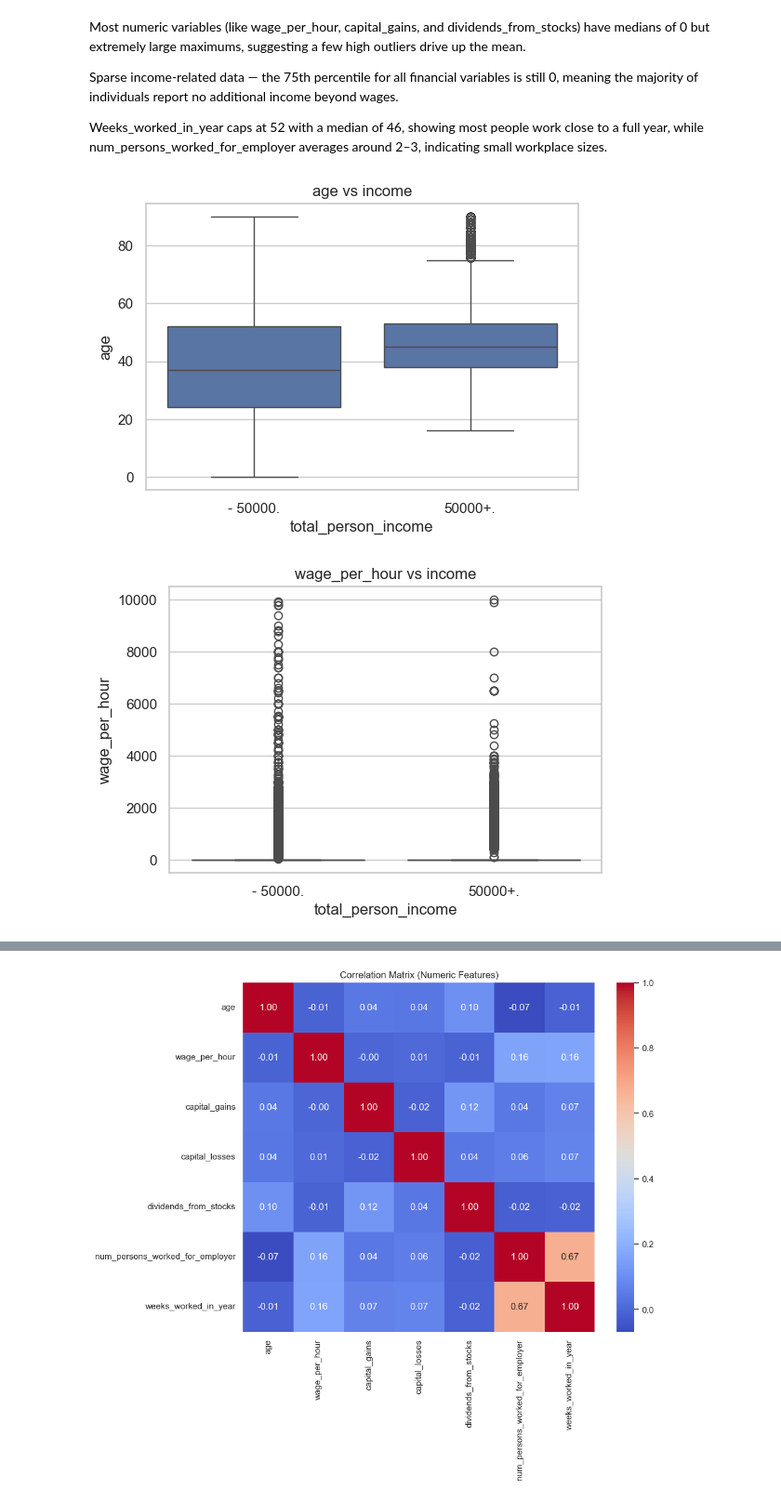
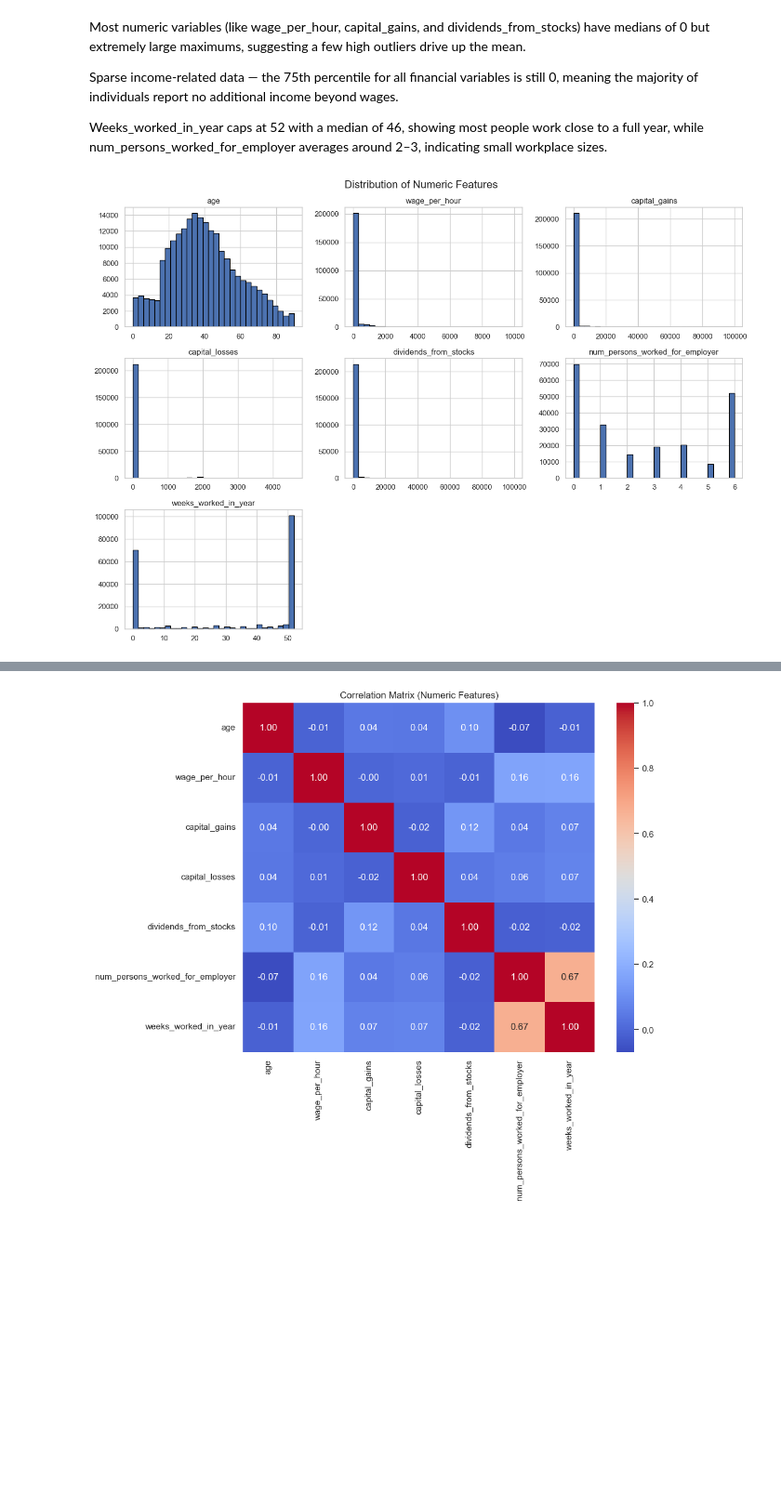
Before and after one commit to jrg70/uk-assessment-dataiku, a Jupyter notebook: notebooks/eda.ipynb, the cells around one changed output, grey strips where cells are left out. Shown at 93% size. Cells and saved outputs as stored; diff of their text form; code cells hidden in the pictures; blank space fills up the shorter version.

```diff
--- a/notebooks/eda.ipynb
+++ b/notebooks/eda.ipynb
@@ -93,11 +100,19 @@ Sparse income-related data — the 75th percentile for all financial variables i
 
 Weeks_worked_in_year caps at 52 with a median of 46, showing most people work close to a full year, while num_persons_worked_for_employer averages around 2–3, indicating small workplace sizes.
 # %%
-for col in ["age", "wage_per_hour", "capital_gains", "capital_losses", "weeks_worked_in_year"]:
-    plt.figure(figsize=(6,4))
-    sns.boxplot(x="total_person_income", y=col, data=df)
-    plt.title(f"{col} vs income")
-    plt.show()
+num_cols = [
+    "age",
+    "wage_per_hour",
+    "capital_gains",
+    "capital_losses",
+    "dividends_from_stocks",
+    "num_persons_worked_for_employer",
+    "weeks_worked_in_year"
+]
+
+df[num_cols].hist(figsize=(14,10), bins=30, edgecolor="black")
+plt.suptitle("Distribution of Numeric Features", fontsize=16)
+plt.tight_layout()
+plt.show()
 # %% [output]
-[figure, old version]
+[figure, new version]
-[figure, removed]
```
Also changed, not shown: parts of 28 cells of this notebook, 2 other files.
